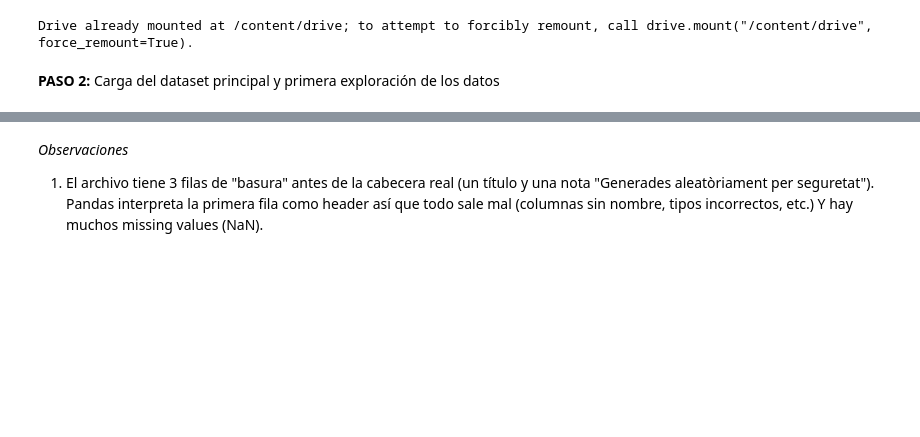
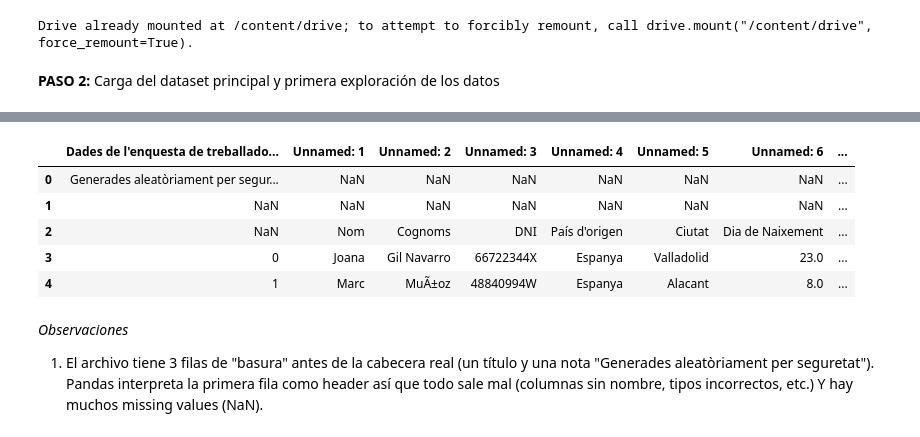
Before and after one commit to eloesva/Data_Analytics_Bootcamp, a Jupyter notebook: Sprint 8/Sprint8_Pandas.ipynb, the cells around one changed output, grey strips where cells are left out. Drawn from its saved outputs; the diff is of its cells as text; code cells hidden in the pictures; blank space fills up the shorter version.

Commit message:
archivo Sprint 8 Python Pandas actualizado

```diff
--- a/Sprint 8/Sprint8_Pandas.ipynb
+++ b/Sprint 8/Sprint8_Pandas.ipynb
@@ -29,17 +29,3 @@ import json
 Drive already mounted at /content/drive; to attempt to forcibly remount, call drive.mount("/content/drive", force_remount=True).
 # %% [markdown]
 **PASO 2:** Carga del dataset principal y primera exploración de los datos
-# %%
-pd.set_option("display.max_columns", None)
-pd.set_option("display.width", 200)
-
-# 1. SPRINT10_COMPLEX.XLSX - dataset principal (encuesta)
-
-print("=" * 70)
-print("1. SPRINT10_COMPLEX.XLSX")
-print("=" * 70)
-
-
-df_raw = pd.read_excel(RUTA_DATOS + "sprint10_complex.xlsx")
-print("\n--- Raw dataframe ---\n")
-print(df_raw.head(5))
@@ -66,3 +32,13 @@ print(df_raw.head(5))
+# %%
+df_raw = pd.read_excel(RUTA_DATOS + "sprint10_complex.xlsx")
+df_raw.head(5)
+# %% [output]
+|  | Dades de l'enquesta de treballado... | Unnamed: 1 | Unnamed: 2 | Unnamed: 3 | Unnamed: 4 | Unnamed: 5 | Unnamed: 6 | ... |
+| 0 | Generades aleatòriament per segur... | NaN | NaN | NaN | NaN | NaN | NaN | ... |
+| 1 | NaN | NaN | NaN | NaN | NaN | NaN | NaN | ... |
+| 2 | NaN | Nom | Cognoms | DNI | País d'origen | Ciutat | Dia de Naixement | ... |
+| 3 | 0 | Joana | Gil Navarro | 66722344X | Espanya | Valladolid | 23.0 | ... |
+| 4 | 1 | Marc | MuÃ±oz | 48840994W | Espanya | Alacant | 8.0 | ... |
 # %% [markdown]
 *Observaciones*
 
```
Also changed, not shown: parts of 11 cells of this notebook.
